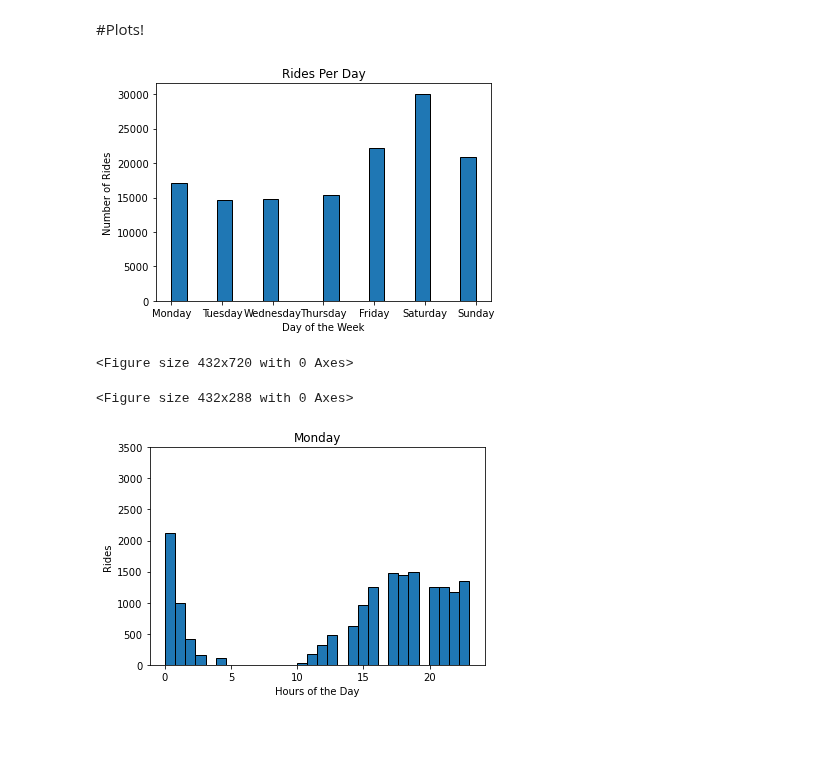
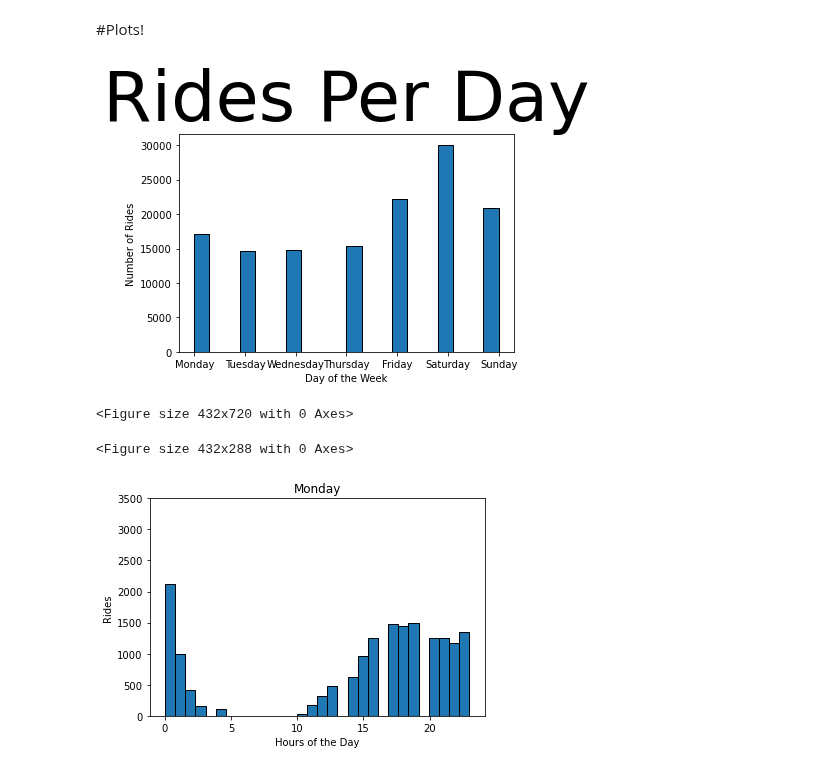
Before and after one commit to Quezadajl/nashville-scooters-project, a Jupyter notebook: notebooks/scooter_trips.ipynb, the cells around one changed output. Cells and saved outputs as stored; diff of their text form; code cells hidden in the pictures; blank space fills up the shorter version.

```diff
--- a/notebooks/scooter_trips.ipynb
+++ b/notebooks/scooter_trips.ipynb
@@ -121,15 +121,15 @@ fri_df = july_trip[july_trip['weekday'] == 'Friday']
 # %%
 #Line plot for days of the week
 plt.hist(july_trip.weekday, bins = 20, edgecolor = 'black')
 plt.xlabel('Day of the Week')
 plt.ylabel('Number of Rides')
-plt.title('Rides Per Day')
+plt.title('Rides Per Day', fontsize = 70)
 plt.figure(figsize=(6, 10))
 
 plt.show()
 plt.savefig('rides_per_day.jpg')
 # %% [output]
-[figure, old version]
+[figure, new version]
 <Figure size 432x720 with 0 Axes>
 <Figure size 432x288 with 0 Axes>
 # %%
```
Also changed, not shown: 3 other files.
